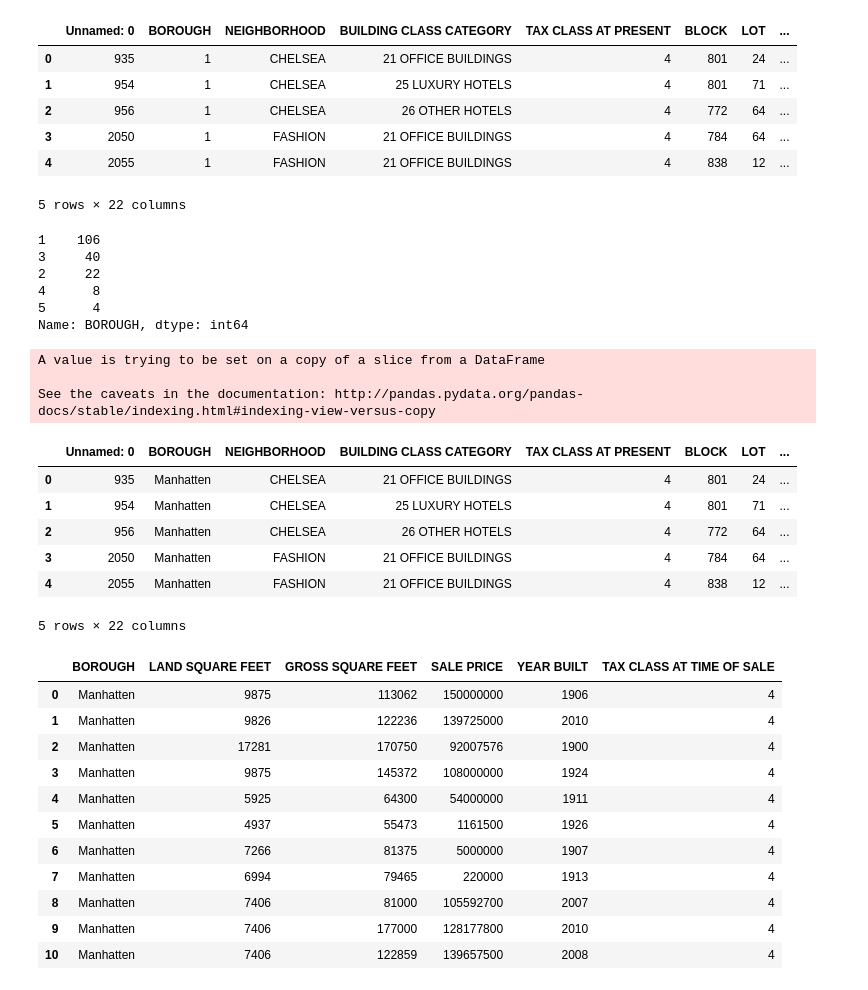
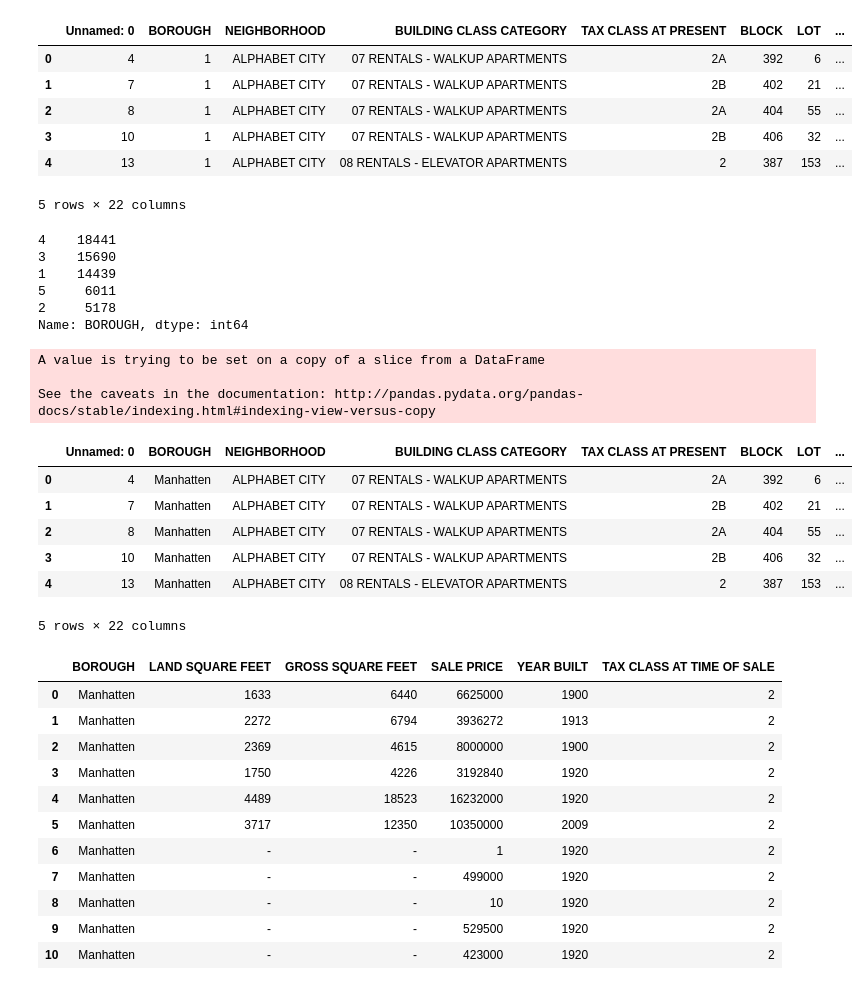
Before and after one commit to CyEdmonds/Project-1, a Jupyter notebook: nyc_roughdraft.ipynb, the cells around one changed output. Drawn from its saved outputs; the diff is of its cells as text; code cells hidden in the pictures.

```diff
--- a/nyc_roughdraft.ipynb
+++ b/nyc_roughdraft.ipynb
@@ -8,26 +8,26 @@ import seaborn as sns
 import matplotlib.pyplot as plt
 # %%
 # Read csv file to Data Frame
-nyc_data = pd.read_csv("Data/nyc_culled_data.csv")
+nyc_data = pd.read_csv("Data/nyc_sales_redux.csv")
 nyc_data.head()
 # %% [output]
 |  | Unnamed: 0 | BOROUGH | NEIGHBORHOOD | BUILDING CLASS CATEGORY | TAX CLASS AT PRESENT | BLOCK | LOT | ... |
-| 0 | 935 | 1 | CHELSEA | 21 OFFICE BUILDINGS | 4 | 801 | 24 | ... |
-| 1 | 954 | 1 | CHELSEA | 25 LUXURY HOTELS | 4 | 801 | 71 | ... |
-| 2 | 956 | 1 | CHELSEA | 26 OTHER HOTELS | 4 | 772 | 64 | ... |
-| 3 | 2050 | 1 | FASHION | 21 OFFICE BUILDINGS | 4 | 784 | 64 | ... |
-| 4 | 2055 | 1 | FASHION | 21 OFFICE BUILDINGS | 4 | 838 | 12 | ... |
+| 0 | 4 | 1 | ALPHABET CITY | 07 RENTALS - WALKUP APARTMENTS | 2A | 392 | 6 | ... |
+| 1 | 7 | 1 | ALPHABET CITY | 07 RENTALS - WALKUP APARTMENTS | 2B | 402 | 21 | ... |
+| 2 | 8 | 1 | ALPHABET CITY | 07 RENTALS - WALKUP APARTMENTS | 2A | 404 | 55 | ... |
+| 3 | 10 | 1 | ALPHABET CITY | 07 RENTALS - WALKUP APARTMENTS | 2B | 406 | 32 | ... |
+| 4 | 13 | 1 | ALPHABET CITY | 08 RENTALS - ELEVATOR APARTMENTS | 2 | 387 | 153 | ... |
 5 rows × 22 columns
 # %%
 #Francis: let's find out the code classification of our Bourough, so we can provided it with a name. Here, we can also see the number of of borough we have
 
 nyc_data["BOROUGH"].value_counts()
 # %% [output]
-1    106
-3     40
-2     22
-4      8
-5      4
+4    18441
+3    15690
+1    14439
+5     6011
+2     5178
 Name: BOROUGH, dtype: int64
 # %%
 #Francis: now that we know the code of our Borough, let's assign each number to its Borough
@@ -42,11 +42,11 @@ A value is trying to be set on a copy of a slice from a DataFrame
 
 See the caveats in the documentation: http://pandas.pydata.org/pandas-docs/stable/indexing.html#indexing-view-versus-copy
 |  | Unnamed: 0 | BOROUGH | NEIGHBORHOOD | BUILDING CLASS CATEGORY | TAX CLASS AT PRESENT | BLOCK | LOT | ... |
-| 0 | 935 | Manhatten | CHELSEA | 21 OFFICE BUILDINGS | 4 | 801 | 24 | ... |
-| 1 | 954 | Manhatten | CHELSEA | 25 LUXURY HOTELS | 4 | 801 | 71 | ... |
-| 2 | 956 | Manhatten | CHELSEA | 26 OTHER HOTELS | 4 | 772 | 64 | ... |
-| 3 | 2050 | Manhatten | FASHION | 21 OFFICE BUILDINGS | 4 | 784 | 64 | ... |
-| 4 | 2055 | Manhatten | FASHION | 21 OFFICE BUILDINGS | 4 | 838 | 12 | ... |
+| 0 | 4 | Manhatten | ALPHABET CITY | 07 RENTALS - WALKUP APARTMENTS | 2A | 392 | 6 | ... |
+| 1 | 7 | Manhatten | ALPHABET CITY | 07 RENTALS - WALKUP APARTMENTS | 2B | 402 | 21 | ... |
+| 2 | 8 | Manhatten | ALPHABET CITY | 07 RENTALS - WALKUP APARTMENTS | 2A | 404 | 55 | ... |
+| 3 | 10 | Manhatten | ALPHABET CITY | 07 RENTALS - WALKUP APARTMENTS | 2B | 406 | 32 | ... |
+| 4 | 13 | Manhatten | ALPHABET CITY | 08 RENTALS - ELEVATOR APARTMENTS | 2 | 387 | 153 | ... |
 5 rows × 22 columns
 # %%
 #francis: Let's create a data frame and select the coloumn that we only want to work with.
@@ -54,17 +54,17 @@ nyc_info= nyc_data.loc[:,["BOROUGH","LAND SQUARE FEET","GROSS SQUARE FEET","SALE
 nyc_info.head(11)
 # %% [output]
 |  | BOROUGH | LAND SQUARE FEET | GROSS SQUARE FEET | SALE PRICE | YEAR BUILT | TAX CLASS AT TIME OF SALE |
-| 0 | Manhatten | 9875 | 113062 | 150000000 | 1906 | 4 |
-| 1 | Manhatten | 9826 | 122236 | 139725000 | 2010 | 4 |
-| 2 | Manhatten | 17281 | 170750 | 92007576 | 1900 | 4 |
-| 3 | Manhatten | 9875 | 145372 | 108000000 | 1924 | 4 |
-| 4 | Manhatten | 5925 | 64300 | 54000000 | 1911 | 4 |
-| 5 | Manhatten | 4937 | 55473 | 1161500 | 1926 | 4 |
-| 6 | Manhatten | 7266 | 81375 | 5000000 | 1907 | 4 |
-| 7 | Manhatten | 6994 | 79465 | 220000 | 1913 | 4 |
-| 8 | Manhatten | 7406 | 81000 | 105592700 | 2007 | 4 |
-| 9 | Manhatten | 7406 | 177000 | 128177800 | 2010 | 4 |
-| 10 | Manhatten | 7406 | 122859 | 139657500 | 2008 | 4 |
+| 0 | Manhatten | 1633 | 6440 | 6625000 | 1900 | 2 |
+| 1 | Manhatten | 2272 | 6794 | 3936272 | 1913 | 2 |
+| 2 | Manhatten | 2369 | 4615 | 8000000 | 1900 | 2 |
+| 3 | Manhatten | 1750 | 4226 | 3192840 | 1920 | 2 |
+| 4 | Manhatten | 4489 | 18523 | 16232000 | 1920 | 2 |
+| 5 | Manhatten | 3717 | 12350 | 10350000 | 2009 | 2 |
+| 6 | Manhatten | - | - | 1 | 1920 | 2 |
+| 7 | Manhatten | - | - | 499000 | 1920 | 2 |
+| 8 | Manhatten | - | - | 10 | 1920 | 2 |
+| 9 | Manhatten | - | - | 529500 | 1920 | 2 |
+| 10 | Manhatten | - | - | 423000 | 1920 | 2 |
 # %%
 #changing Gross square feet and sales to a numeric data set for better calculation later
 nyc_info ["GROSS SQUARE FEET"]= pd.to_numeric(nyc_info["GROSS SQUARE FEET"] , errors= "coerce")
```
Also changed, not shown: parts of 6 cells of this notebook.
